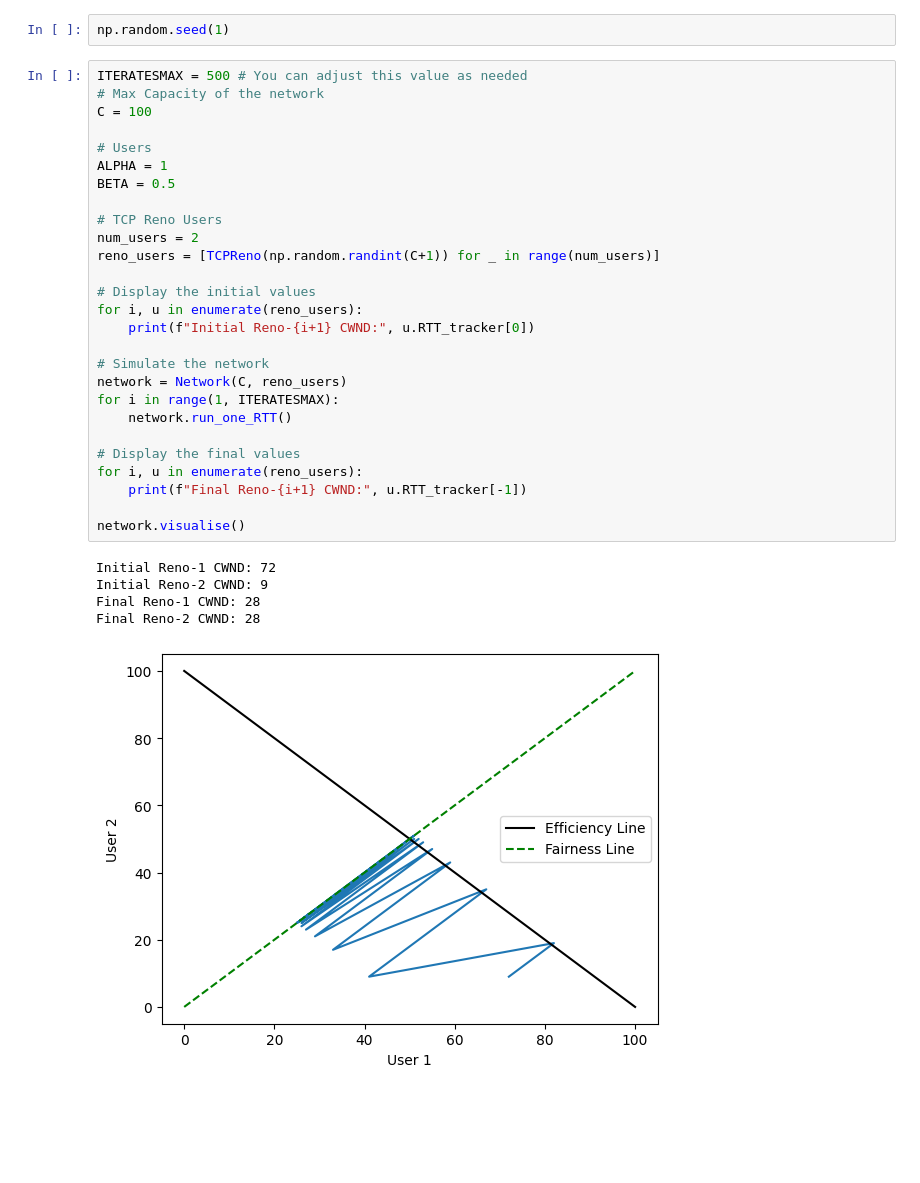
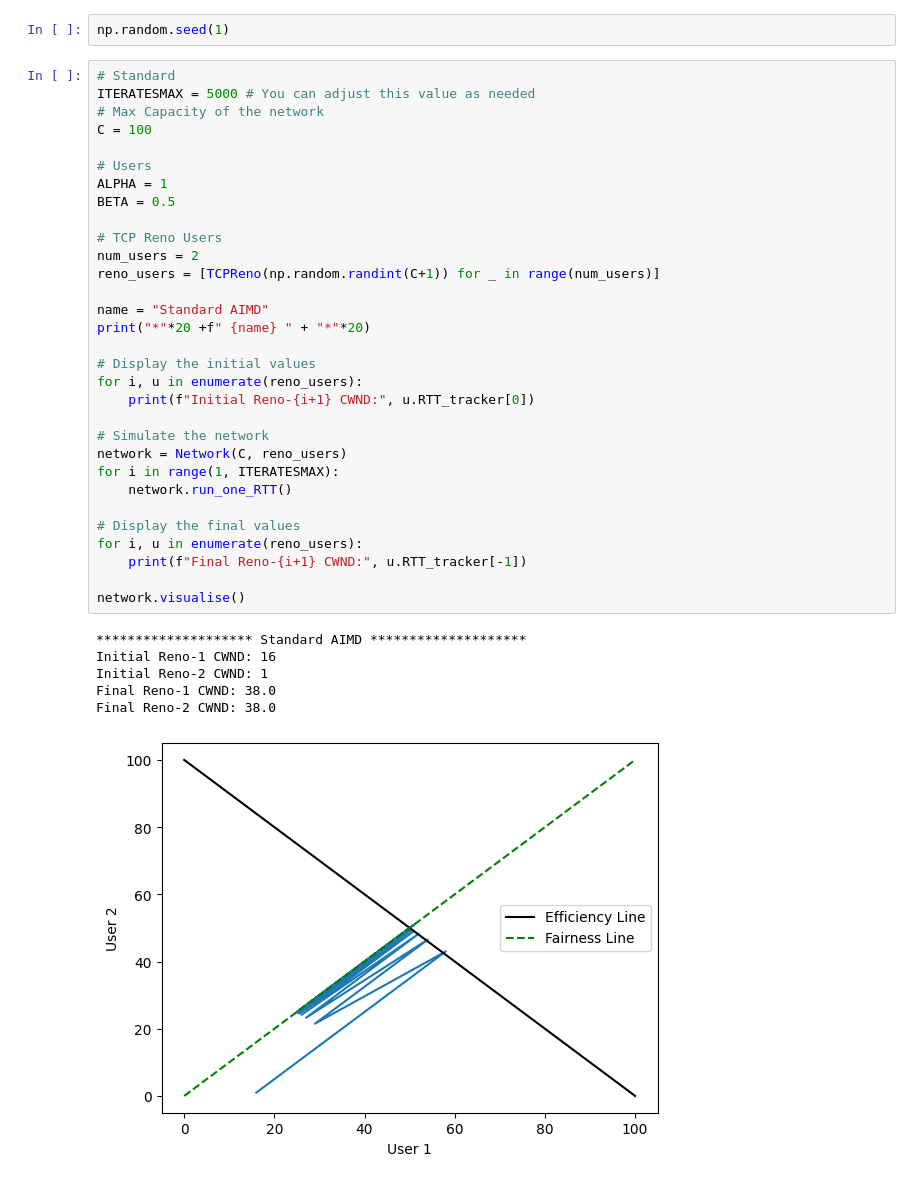
Before and after one commit to Andrelim99/CZ4052-Cloud-Computing, a Jupyter notebook: Assignment 1/main.ipynb, the cells around one changed output. Saved outputs shown, nothing was run; the diff lists cells and outputs as text; blank space fills up the shorter version.

```diff
--- a/Assignment 1/main.ipynb
+++ b/Assignment 1/main.ipynb
@@ -180,35 +226,40 @@ class Network():
 # %%
 np.random.seed(1)
 # %%
-ITERATESMAX = 500 # You can adjust this value as needed
+# Standard
+ITERATESMAX = 5000 # You can adjust this value as needed
 # Max Capacity of the network
 C = 100
 
 # Users
 ALPHA = 1
 BETA = 0.5
 
 # TCP Reno Users
 num_users = 2
 reno_users = [TCPReno(np.random.randint(C+1)) for _ in range(num_users)]
+
+name = "Standard AIMD"
+print("*"*20 +f" {name} " + "*"*20)
 
 # Display the initial values
 for i, u in enumerate(reno_users):
     print(f"Initial Reno-{i+1} CWND:", u.RTT_tracker[0])
 
 # Simulate the network
 network = Network(C, reno_users)
 for i in range(1, ITERATESMAX):
     network.run_one_RTT()
 
 # Display the final values
 for i, u in enumerate(reno_users):
     print(f"Final Reno-{i+1} CWND:", u.RTT_tracker[-1])
 
 network.visualise()
 # %% [output]
-Initial Reno-1 CWND: 72
-Initial Reno-2 CWND: 9
-Final Reno-1 CWND: 28
-Final Reno-2 CWND: 28
+******************** Standard AIMD ********************
+Initial Reno-1 CWND: 16
+Initial Reno-2 CWND: 1
+Final Reno-1 CWND: 38.0
+Final Reno-2 CWND: 38.0
-[figure, old version]
+[figure, new version]
```
Also changed, not shown: parts of 3 cells of this notebook.
